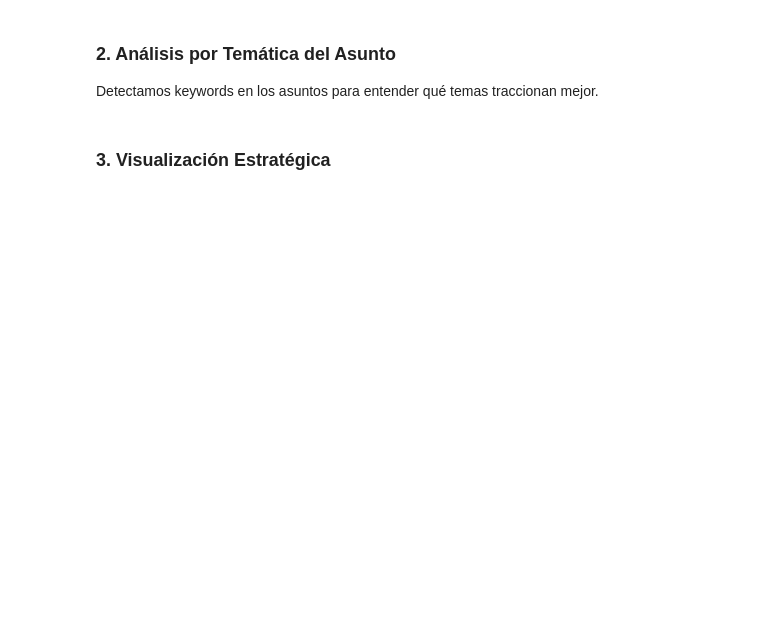
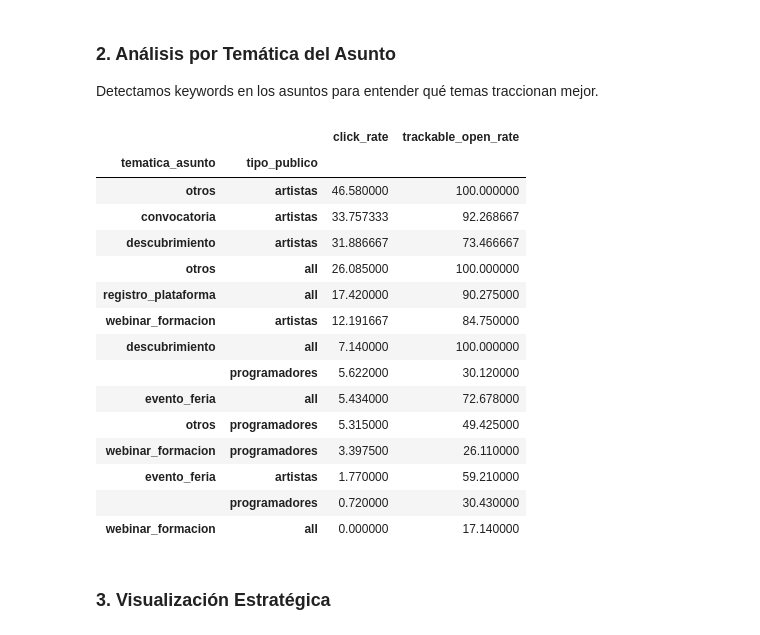
Before and after one commit to MariaJoseMoral/campa-a_marketing-digital_y_an-lisis_de_rendimiento_enGira-, a Jupyter notebook: notebooks/04_insights_segmentacion.ipynb, the cells around one changed output. Cells and saved outputs as stored; diff of their text form; code cells hidden in the pictures; blank space fills up the shorter version.

```diff
--- a/notebooks/04_insights_segmentacion.ipynb
+++ b/notebooks/04_insights_segmentacion.ipynb
@@ -33,0 +48,4 @@ df['segmento_rendimiento'].value_counts()
+# %%
+df['top_campaign'] = df['segmento_rendimiento'].apply(lambda x: 1 if x == 'Top Performance' else 0)
+
+df.sample(1)
@@ -38,23 +81,40 @@ Detectamos keywords en los asuntos para entender qué temas traccionan mejor.
 # %%
 keywords = {
     'convocatoria': ['convocatoria', 'abiertas', 'plazo'],
     'webinar_formacion': ['webinar', 'demo', 'taller', 'programa'],
     'evento_feria': ['feria', 'mercartes', 'madferia', 'dferia'],
     'registro_plataforma': ['registro', 'completa', 'perfil'],
     'descubrimiento': ['descubre', 'descobreix', 'artistas', 'destacado']
 }
 
 def detectar_tematica(subject):
     subject = str(subject).lower()
     for theme, terms in keywords.items():
         if any(term in subject for term in terms):
             return theme
     return 'otros'
 
 df['tematica_asunto'] = df['subject'].apply(detectar_tematica)
 
-tematica_stats = df.groupby('tematica_asunto')[['trackable_open_rate', 'click_rate']].mean().sort_values('trackable_open_rate', ascending=False)
+tematica_stats = df.groupby(['tematica_asunto', 'tipo_publico'])[['click_rate','trackable_open_rate']].mean().sort_values('click_rate', ascending=False)
 tematica_stats
+# %% [output]
+|  |  | click_rate | trackable_open_rate |
+| tematica_asunto | tipo_publico |  |  |
+| otros | artistas | 46.580000 | 100.000000 |
+| convocatoria | artistas | 33.757333 | 92.268667 |
+| descubrimiento | artistas | 31.886667 | 73.466667 |
+| otros | all | 26.085000 | 100.000000 |
+| registro_plataforma | all | 17.420000 | 90.275000 |
+| webinar_formacion | artistas | 12.191667 | 84.750000 |
+| descubrimiento | all | 7.140000 | 100.000000 |
+|  | programadores | 5.622000 | 30.120000 |
+| evento_feria | all | 5.434000 | 72.678000 |
+| otros | programadores | 5.315000 | 49.425000 |
+| webinar_formacion | programadores | 3.397500 | 26.110000 |
+| evento_feria | artistas | 1.770000 | 59.210000 |
+|  | programadores | 0.720000 | 30.430000 |
+| webinar_formacion | all | 0.000000 | 17.140000 |
 # %% [markdown]
 ### 3. Visualización Estratégica
 # %%
```
Also changed, not shown: parts of 5 cells of this notebook, 11 other files.
